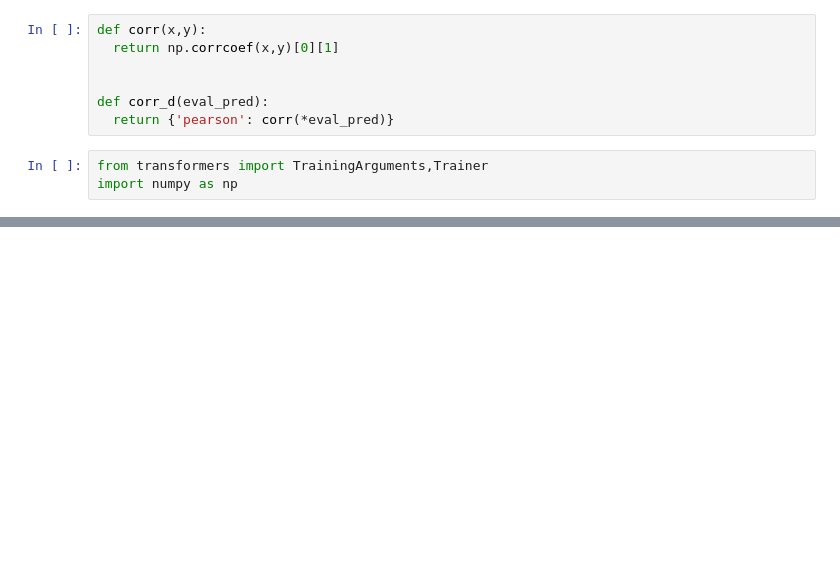
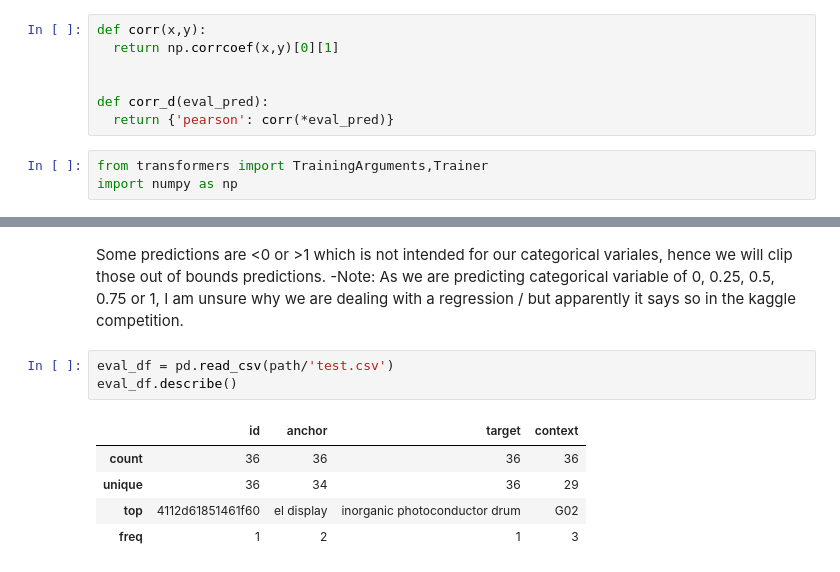
Before and after one commit to jalkestrup/fastai_course, a Jupyter notebook: 04_NLP/patent_nlp.ipynb, the cells around one changed output, grey strips where cells are left out. Drawn from its saved outputs; the diff is of its cells as text; blank space fills up the shorter version.

```diff
--- a/04_NLP/patent_nlp.ipynb
+++ b/04_NLP/patent_nlp.ipynb
@@ -464,0 +377,12 @@ plt.show()
+# %% [markdown]
+Some predictions are <0 or >1 which is not intended for our categorical variales, hence we will clip those out of bounds predictions.
+-Note: As we are predicting categorical variable of 0, 0.25, 0.5, 0.75 or 1, I am unsure why we are dealing with a regression / but apparently it says so in the kaggle competition.
+# %%
+eval_df = pd.read_csv(path/'test.csv')
+eval_df.describe()
+# %% [output]
+|  | id | anchor | target | context |
+| count | 36 | 36 | 36 | 36 |
+| unique | 36 | 34 | 36 | 29 |
+| top | 4112d61851461f60 | el display | inorganic photoconductor drum | G02 |
+| freq | 1 | 2 | 1 | 3 |
```
Also changed, not shown: parts of 18 cells of this notebook.
